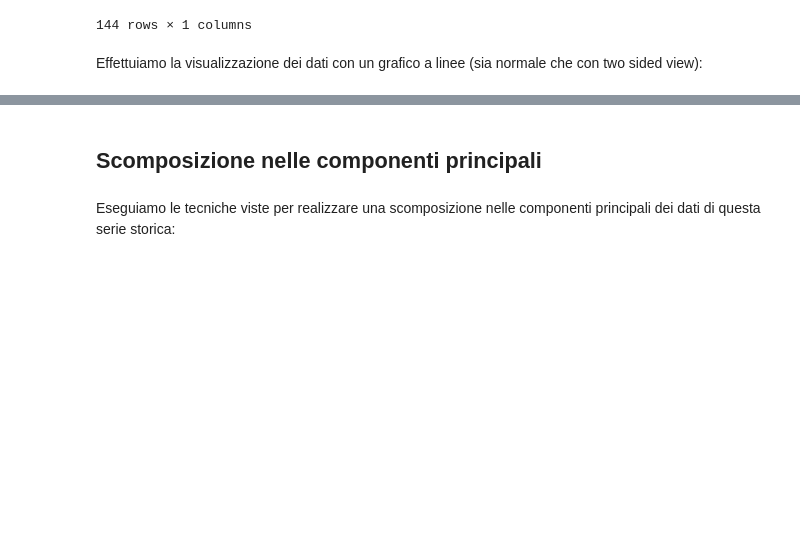
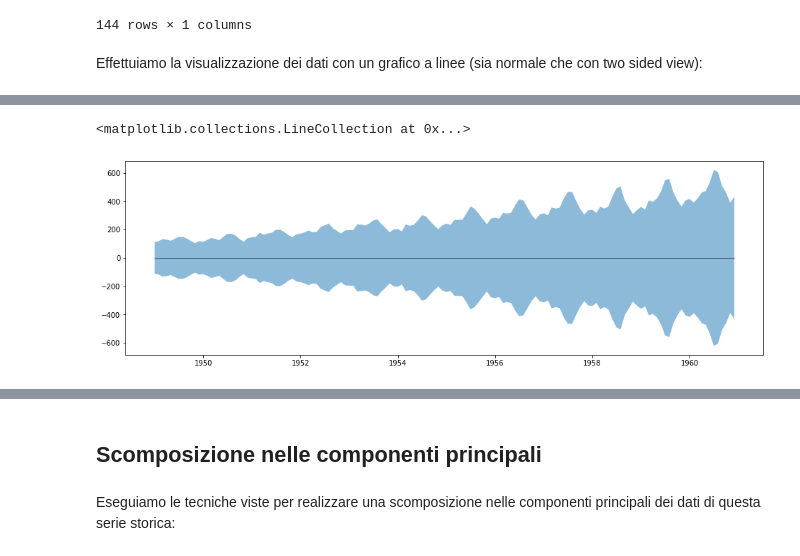
Before and after one commit to soldanoale/DataScience-HEP, a Jupyter notebook: Lezioni/Lezione 6.B - Esercizi.ipynb, the cells around one changed output, grey strips where cells are left out. Drawn from its saved outputs; the diff is of its cells as text; code cells hidden in the pictures; blank space fills up the shorter version.

```diff
--- a/Lezioni/Lezione 6.B - Esercizi.ipynb
+++ b/Lezioni/Lezione 6.B - Esercizi.ipynb
@@ -38,0 +58,9 @@ Effettuiamo la visualizzazione dei dati con un grafico a linee (sia normale che
+# %%
+import numpy as np
+plt.figure(figsize=(16,5))
+
+plt.fill_between(df.index, y1=df.value, y2=-df.value, alpha=0.5, linewidth=2)
+plt.hlines(y=0, xmin=np.min(df.index), xmax=np.max(df.index), linewidth=0.5)
+# %% [output]
+<matplotlib.collections.LineCollection at 0x...>
+[figure, added]
```
Also changed, not shown: parts of 9 cells of this notebook, 2 other files.
